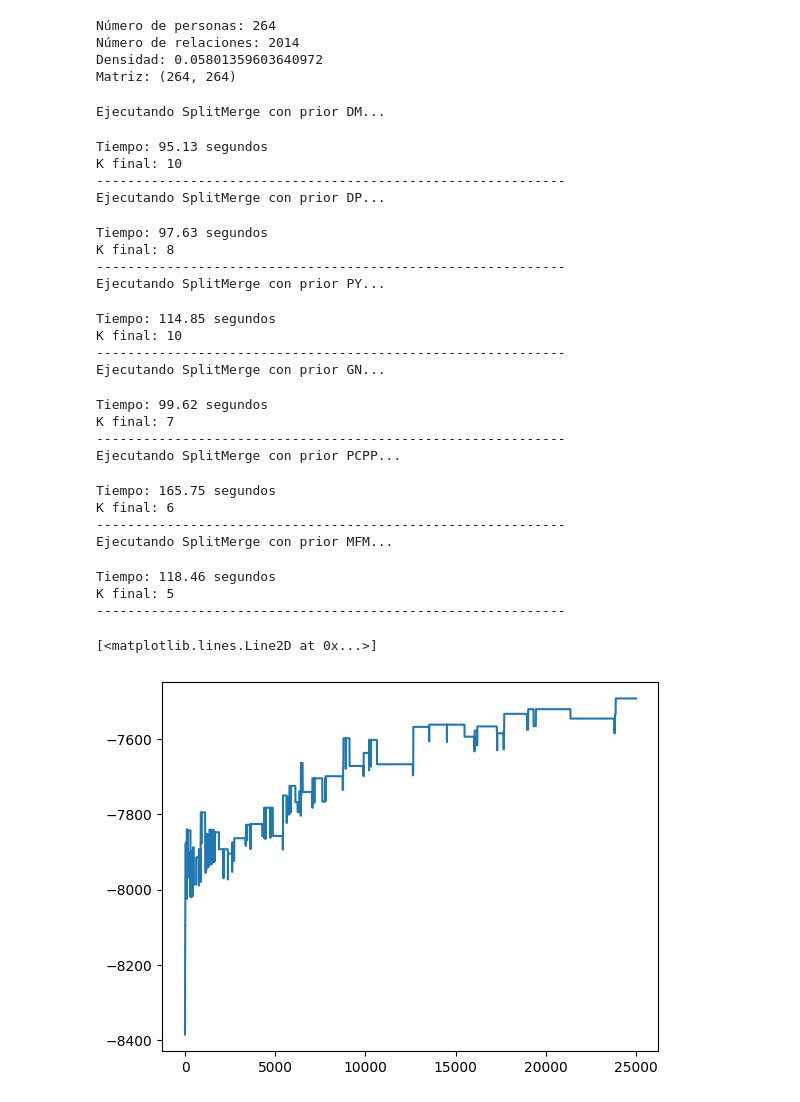
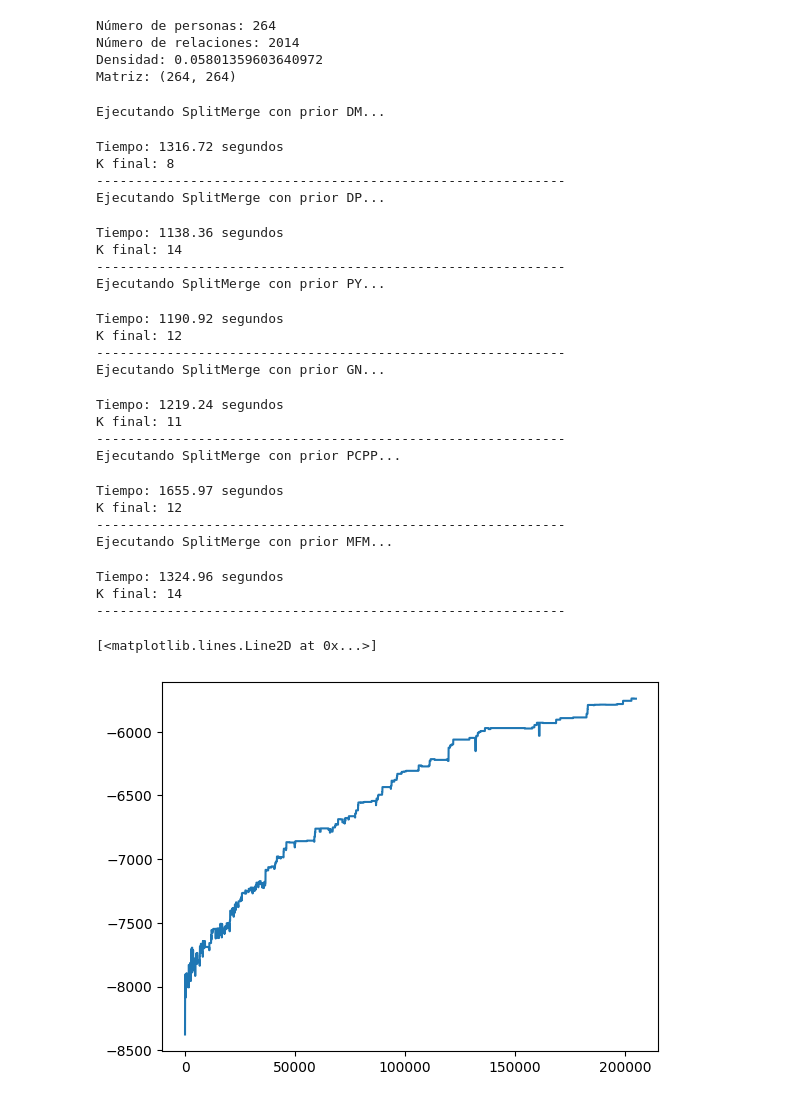
Before and after one commit to cnosa/blockregressiondynamicsnetwork, a Jupyter notebook: SSBM.ipynb, the cells around one changed output. Cells and saved outputs as stored; diff of their text form; code cells hidden in the pictures.

Commit message:
run over colombian politics network

```diff
--- a/SSBM.ipynb
+++ b/SSBM.ipynb
@@ -2454,7 +2472,7 @@ from matplotlib.lines import Line2D
 import matplotlib.cm as cm
 import matplotlib.colors as mcolors
 
-path = "C:\\Users\\carlo\\OneDrive\\Documents\\blockdynamicnetworks\\data\\colombianpolitics\\poder.xlsx"
+path = r"C:\Users\carlo\OneDrive\Documents\blockdynamicsnetwork\data\colombianpolitics\poder.xlsx"
 df = pd.read_excel(path, sheet_name=1)
 print("Dimensions:", df.shape)
 columnas_excluir = ["NOMBRE", "EDAD", "GENERO",
@@ -2680,9 +2696,9 @@ prior_mfm = PartitionPrior(
 priors["MFM"] = prior_mfm
 # %%
 config = SamplerConfig(
-    n_iterations=25000,
-    burn_in=5000,
-    thin=10
+    n_iterations=205_000,
+    burn_in=5_000,
+    thin=100
 )
 
 algorithms = {
@@ -2786,31 +2802,31 @@ for algorithm_name, SamplerClass in algorithms.items():
         print("-" * 60)
 # %% [output]
 Ejecutando SplitMerge con prior DM...
-Tiempo: 95.13 segundos
-K final: 10
+Tiempo: 1316.72 segundos
+K final: 8
 ------------------------------------------------------------
 Ejecutando SplitMerge con prior DP...
-Tiempo: 97.63 segundos
-K final: 8
+Tiempo: 1138.36 segundos
+K final: 14
 ------------------------------------------------------------
 Ejecutando SplitMerge con prior PY...
-Tiempo: 114.85 segundos
-K final: 10
+Tiempo: 1190.92 segundos
+K final: 12
 ------------------------------------------------------------
 Ejecutando SplitMerge con prior GN...
-Tiempo: 99.62 segundos
-K final: 7
+Tiempo: 1219.24 segundos
+K final: 11
 ------------------------------------------------------------
 Ejecutando SplitMerge con prior PCPP...
-Tiempo: 165.75 segundos
-K final: 6
+Tiempo: 1655.97 segundos
+K final: 12
 ------------------------------------------------------------
 Ejecutando SplitMerge con prior MFM...
-Tiempo: 118.46 segundos
-K final: 5
+Tiempo: 1324.96 segundos
+K final: 14
 ------------------------------------------------------------
 # %%
-plt.plot(results['SplitMerge_PCPP']['result']['log_posterior'])
+plt.plot(results['SplitMerge_DP']['result']['log_posterior'])
 # %% [output]
 [<matplotlib.lines.Line2D at 0x...>]
-[figure, old version]
+[figure, new version]
```
Also changed, not shown: parts of 9 cells of this notebook, 1 other file.
